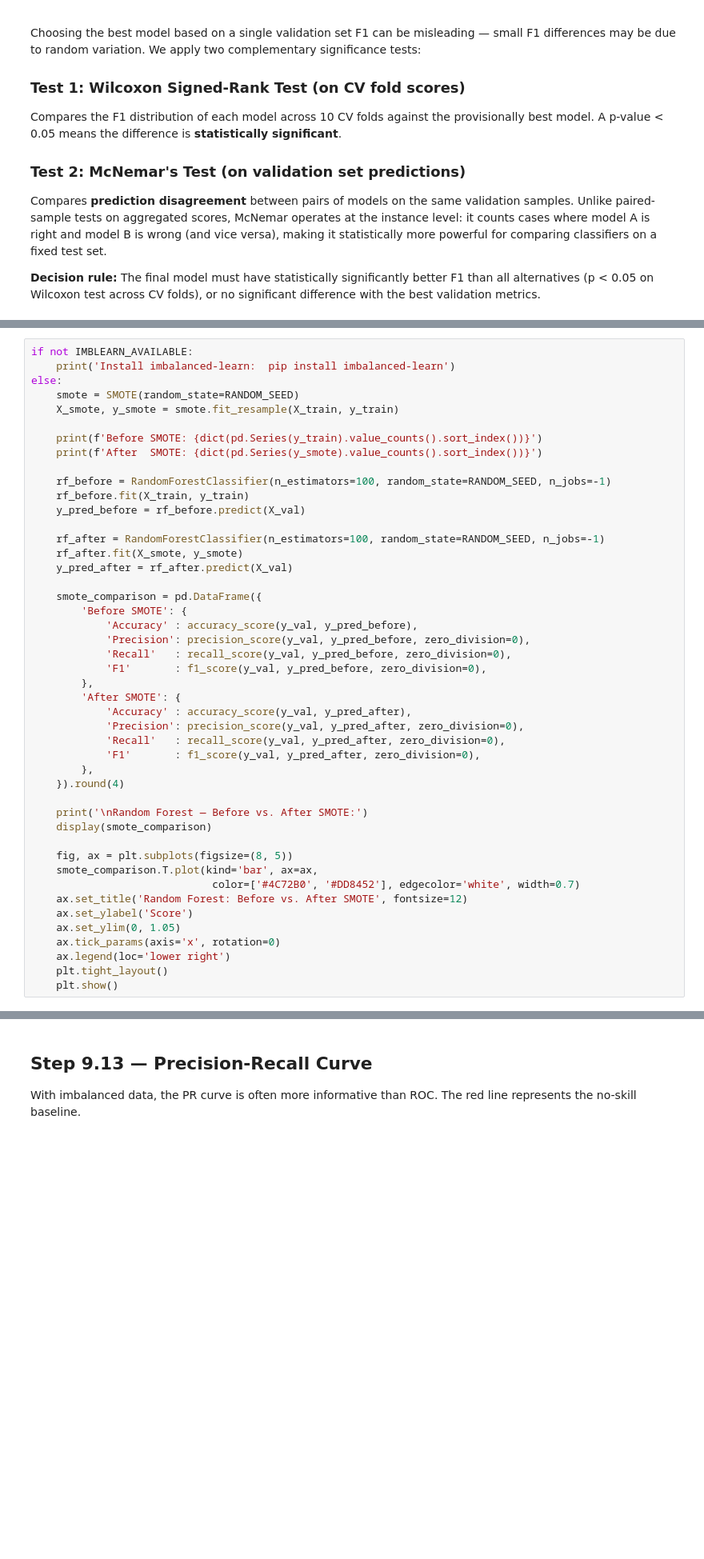
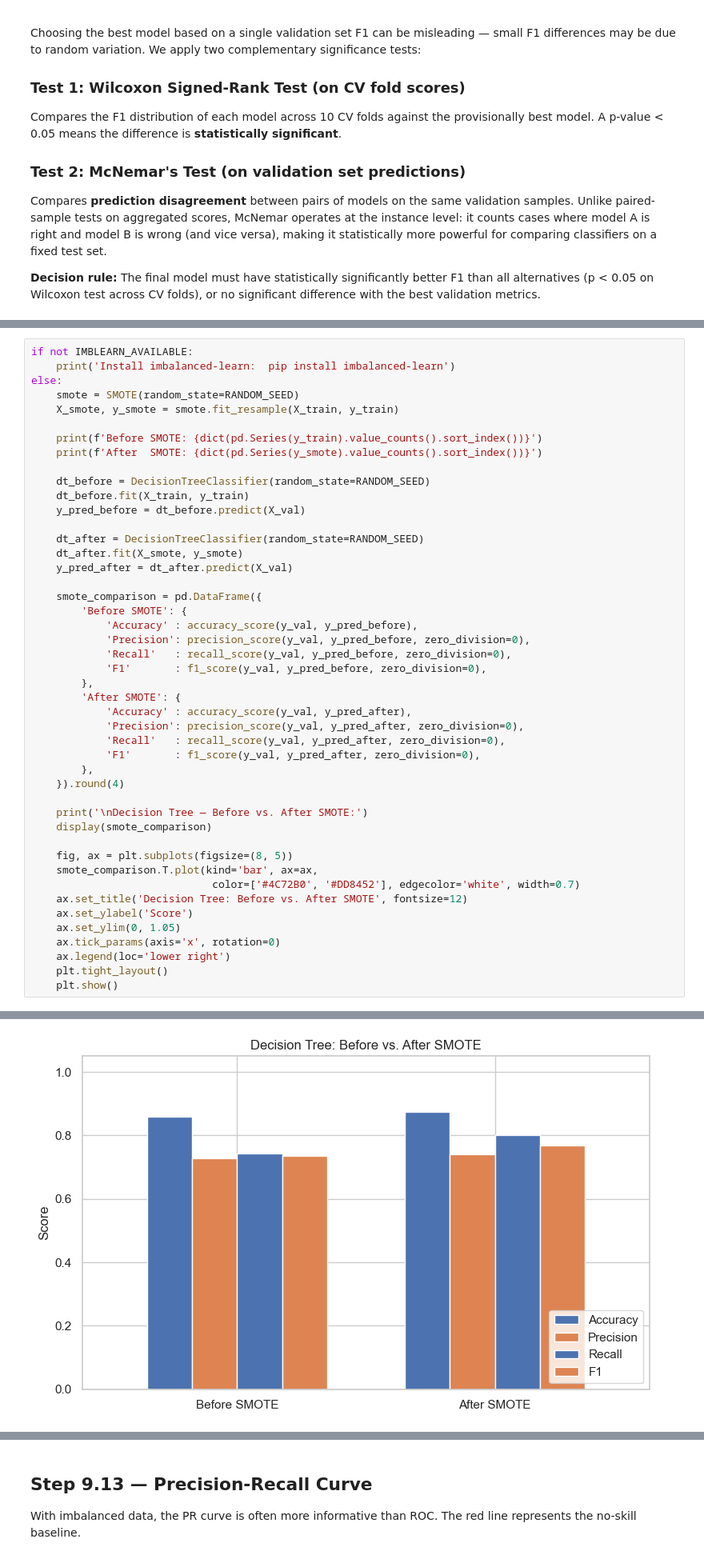
Before and after one commit to NoamFrei/DMDV_Final_Project, a Jupyter notebook: Classification_Section9_improved.ipynb, the cells around one changed output, grey strips where cells are left out. Shown at 80% size. Drawn from its saved outputs; the diff is of its cells as text; blank space fills up the shorter version.

```diff
--- a/Classification_Section9_improved.ipynb
+++ b/Classification_Section9_improved.ipynb
@@ -970,13 +1022,13 @@ else:
     print(f'Before SMOTE: {dict(pd.Series(y_train).value_counts().sort_index())}')
     print(f'After  SMOTE: {dict(pd.Series(y_smote).value_counts().sort_index())}')
 
-    rf_before = RandomForestClassifier(n_estimators=100, random_state=RANDOM_SEED, n_jobs=-1)
-    rf_before.fit(X_train, y_train)
-    y_pred_before = rf_before.predict(X_val)
+    dt_before = DecisionTreeClassifier(random_state=RANDOM_SEED)
+    dt_before.fit(X_train, y_train)
+    y_pred_before = dt_before.predict(X_val)
 
-    rf_after = RandomForestClassifier(n_estimators=100, random_state=RANDOM_SEED, n_jobs=-1)
-    rf_after.fit(X_smote, y_smote)
-    y_pred_after = rf_after.predict(X_val)
+    dt_after = DecisionTreeClassifier(random_state=RANDOM_SEED)
+    dt_after.fit(X_smote, y_smote)
+    y_pred_after = dt_after.predict(X_val)
 
     smote_comparison = pd.DataFrame({
         'Before SMOTE': {
@@ -993,16 +1045,17 @@ else:
         },
     }).round(4)
 
-    print('\nRandom Forest — Before vs. After SMOTE:')
+    print('\nDecision Tree — Before vs. After SMOTE:')
     display(smote_comparison)
 
     fig, ax = plt.subplots(figsize=(8, 5))
     smote_comparison.T.plot(kind='bar', ax=ax,
                              color=['#4C72B0', '#DD8452'], edgecolor='white', width=0.7)
-    ax.set_title('Random Forest: Before vs. After SMOTE', fontsize=12)
+    ax.set_title('Decision Tree: Before vs. After SMOTE', fontsize=12)
     ax.set_ylabel('Score')
     ax.set_ylim(0, 1.05)
     ax.tick_params(axis='x', rotation=0)
     ax.legend(loc='lower right')
     plt.tight_layout()
     plt.show()
+# %% [output]
@@ -1009,3 +1071,4 @@ else:
+[figure, added]
 # %%
 if not IMBLEARN_AVAILABLE:
     print('Install imbalanced-learn:  pip install imbalanced-learn')
```
Also changed, not shown: parts of 36 cells of this notebook, 1 other file.
